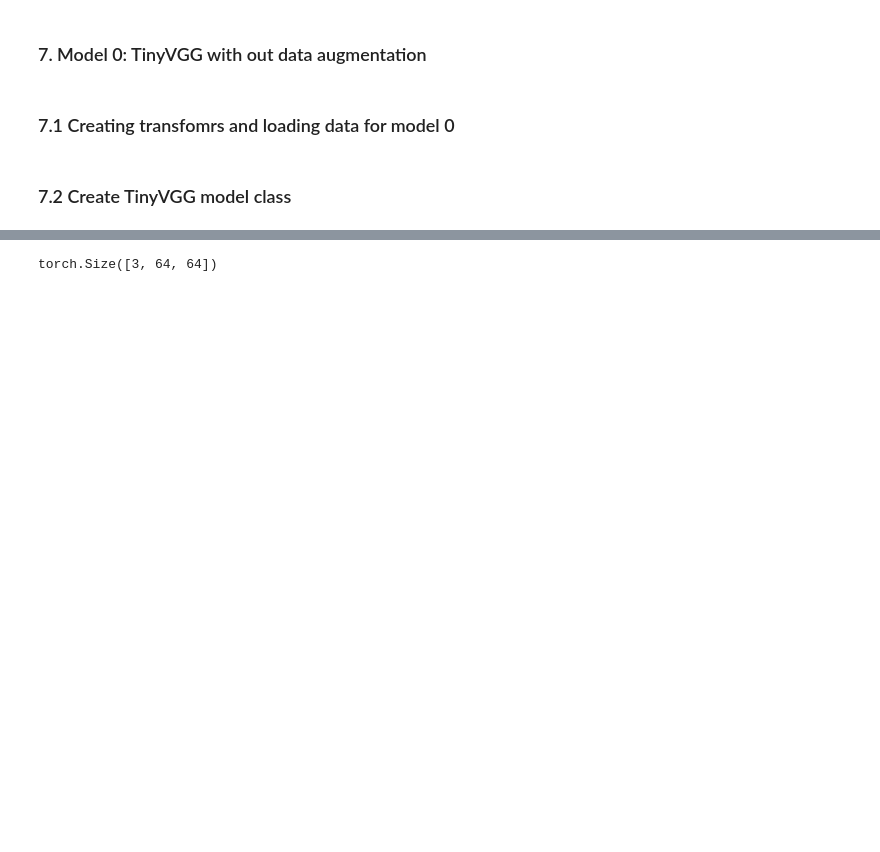
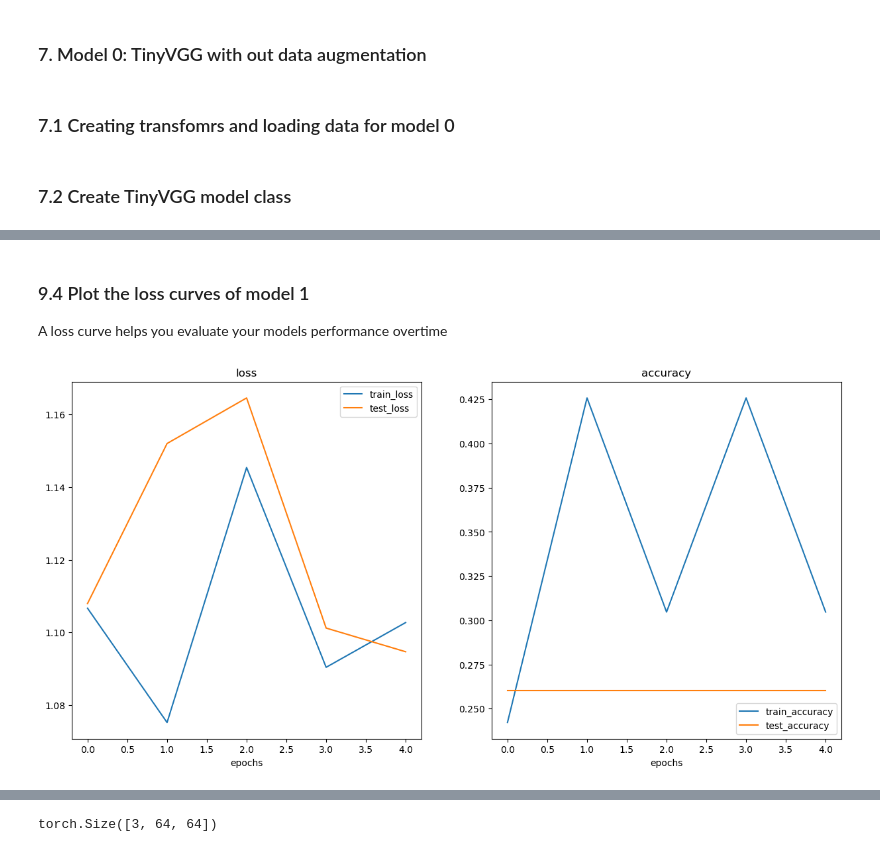
Before and after one commit to pjy0422/pytorch, a Jupyter notebook: pytorch_customdata.ipynb, the cells around one changed output, grey strips where cells are left out. Saved outputs shown, nothing was run; the diff lists cells and outputs as text; code cells hidden in the pictures; blank space fills up the shorter version.

```diff
--- a/pytorch_customdata.ipynb
+++ b/pytorch_customdata.ipynb
@@ -561,0 +832,15 @@ img,label = train_data[0]
+# %%
+# turn image folders into Datasets
+from torchvision import datasets
+train_data_augmented = datasets.ImageFolder(root = train_dir, transform = train_transform_trivial)
+test_data_augmented = datasets.ImageFolder(root = test_dir, transform=test_transform_simple)
+# %%
+# Turn our Datasets into DataLoaders
+import os
+BATCH_SIZE = 32
+NUM_WORKERS = os.cpu_count()
+
+torch.manual_seed(42)
+
+train_dataloader_augmented = DataLoader(dataset = train_data_augmented, batch_size= BATCH_SIZE, shuffle=True, num_workers=0)
+test_dataloader_simple = DataLoader(dataset = test_data_augmented, batch_size=BATCH_SIZE, shuffle=False, num_workers=0)
@@ -561,0 +849,28 @@ img,label = train_data[0]
+# %%
+torch.manual_seed(42)
+model_1 = TinyVGG(input_shape=3, hidden_units=10, output_shape=len(train_data_augmented.classes)).to(device)
+# %%
+# Set random seeds
+torch.cuda.manual_seed(42)
+torch.manual_seed(42)
+
+# Set the number of epochs
+NUM_EPOCHS = 5
+
+# Setup loss function
+loss_fn = nn.CrossEntropyLoss()
+optimizer = torch.optim.Adam(params=model_1.parameters(), lr = 0.001)
+
+# Start the timer
+from timeit import default_timer as timer
+start_time = timer()
+
+# Train model 1
+model_1_results = train(model = model_1, train_dataloader = train_dataloader_augmented,
+                        test_dataloader= test_dataloader_simple,
+                        optimizer=optimizer,
+                        loss_fn=loss_fn,
+                        epochs=NUM_EPOCHS,
+                        device=device)
+end_time = timer()
+print(f"Total training time for model_1 : {end_time-start_time:.3f} sec")
@@ -561,0 +903,7 @@ img,label = train_data[0]
+# %% [markdown]
+### 9.4 Plot the loss curves of model 1
+A loss curve helps you evaluate your models performance overtime
+# %%
+plot_loss_curves(model_1_results)
+# %% [output]
+[figure, added]
```
Also changed, not shown: parts of 47 cells of this notebook, 1 other file.
